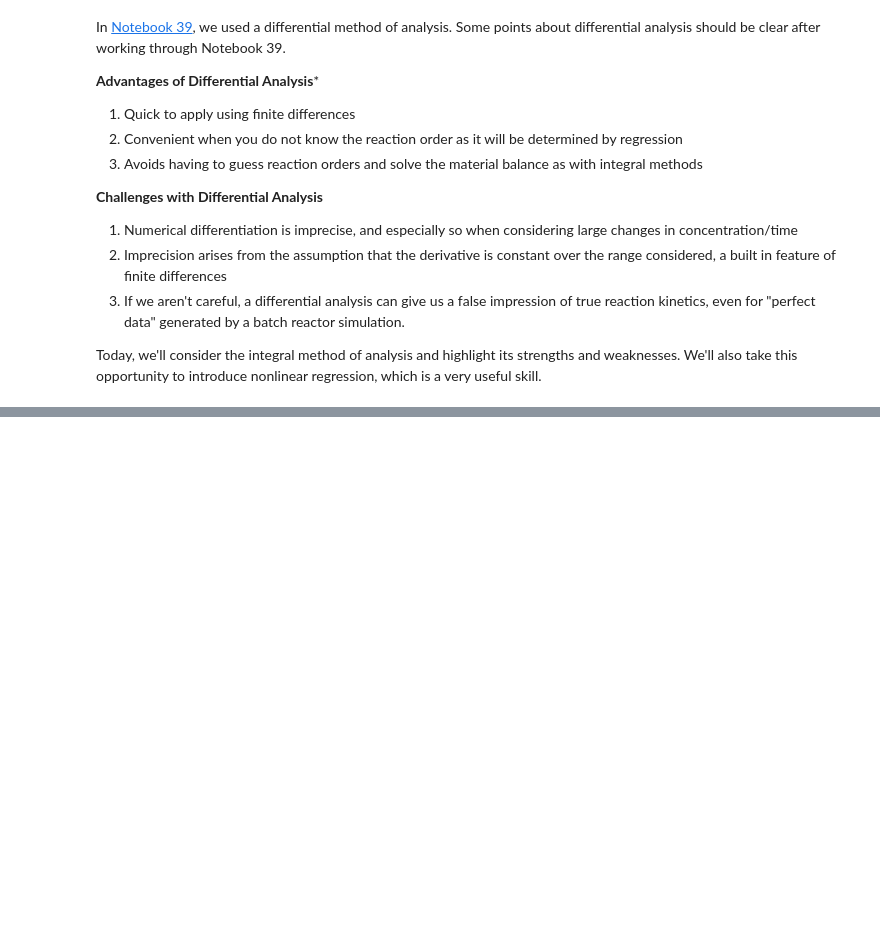
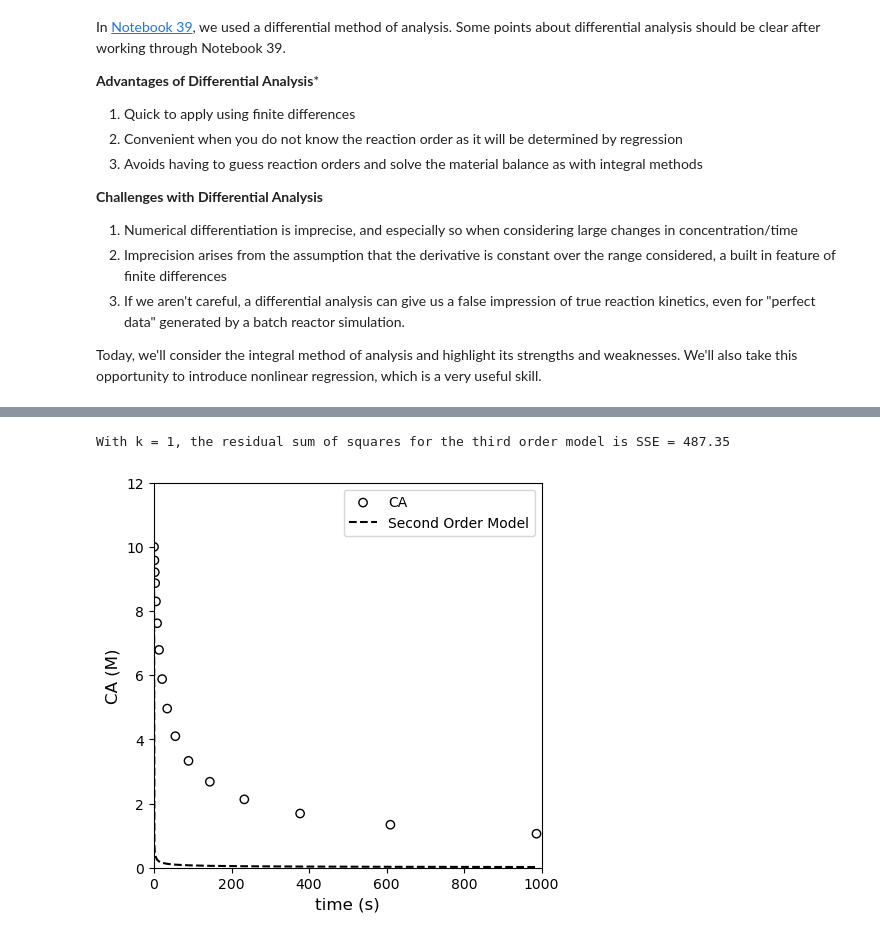
Before and after one commit to jqbond/CEN587, a Jupyter notebook: Notebooks/587-N40.ipynb, the cells around one changed output, grey strips where cells are left out. Saved outputs shown, nothing was run; the diff lists cells and outputs as text; code cells hidden in the pictures; blank space fills up the shorter version.

```diff
--- a/Notebooks/587-N40.ipynb
+++ b/Notebooks/587-N40.ipynb
@@ -928,0 +293,36 @@ If we regress the slope not the intercept, we get k = 0.00044713 +/- 0.00000105
+# %%
+#############################################################################################
+# Define a test value for the third order rate constant                                     #
+#############################################################################################
+
+k3test   = 1  #L^2/mol^2/s
+
+#############################################################################################
+# Pass test rate constant to a 3rd order model; broadcast to tdata; generates y predictions #
+#############################################################################################
+
+CMODTHREE = CATHREE(k3test, tdata)
+
+#############################################################################################
+# Calculate SSE                                                                             #
+#############################################################################################
+
+SSETHREE  = np.sum((CAdata - CMODTHREE)**2)
+
+#############################################################################################
+# Print SSE and overlay CA(t) with CA vs. t data                                            #
+#############################################################################################
+
+print(f'With k = {k3test}, the residual sum of squares for the third order model is SSE = {SSETHREE:5.2f}')
+plt.figure(figsize = (5, 5))
+plt.scatter(tdata, CAdata, edgecolor = 'black', color = 'none', label = 'CA')
+plt.plot(tdata, CMODTHREE, color = 'black', linestyle = 'dashed', label = 'Second Order Model')
+plt.xlabel('time (s)', fontsize = 12)
+plt.ylabel('CA (M)', fontsize = 12)
+plt.xlim(0, 1000)
+plt.ylim(0, 12)
+plt.legend()
+plt.show()
+# %% [output]
+With k = 1, the residual sum of squares for the third order model is SSE = 487.35
+[figure, added]
```
Also changed, not shown: parts of 53 cells of this notebook, 3 other files.
